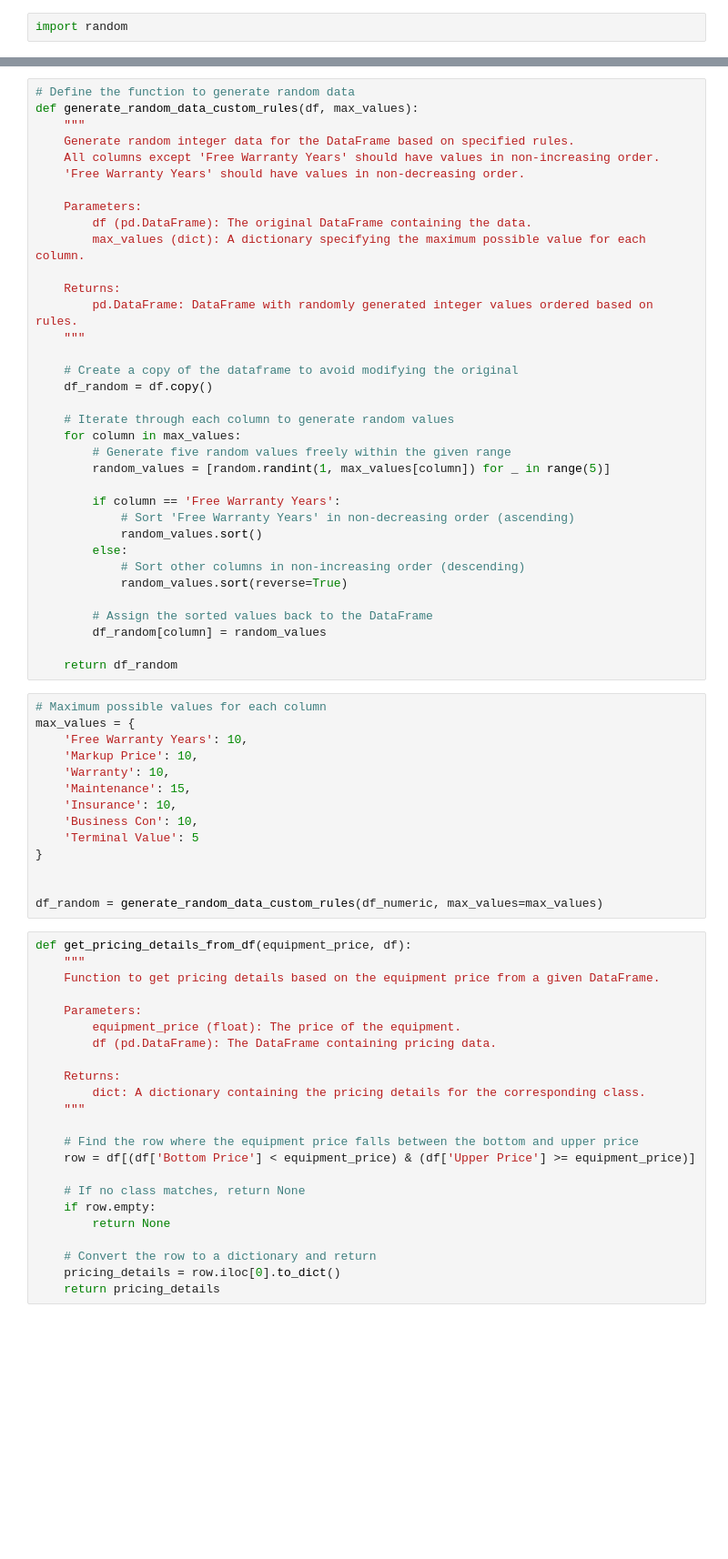
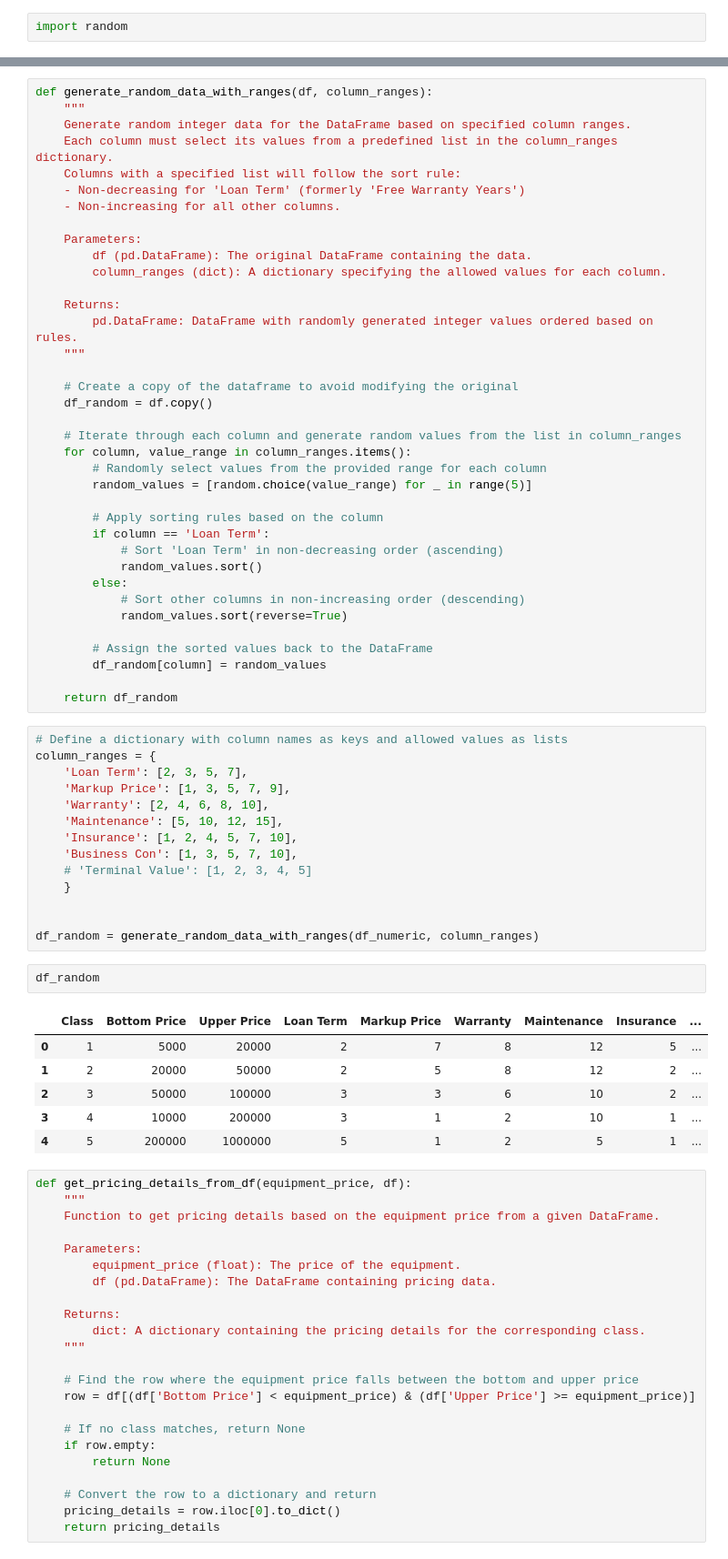
Before and after one commit to Gaia-Dental-Studio/new_pricing_calculator, a Jupyter notebook: param_optimization.ipynb, the cells around one changed output, grey strips where cells are left out. Shown at 91% size. Saved outputs shown, nothing was run; the diff lists cells and outputs as text; blank space fills up the shorter version.

```diff
--- a/param_optimization.ipynb
+++ b/param_optimization.ipynb
@@ -287,16 +326,17 @@ data = {
 # Create a DataFrame
 df_numeric = pd.DataFrame(data)
 # %%
-# Define the function to generate random data
-def generate_random_data_custom_rules(df, max_values):
+def generate_random_data_with_ranges(df, column_ranges):
     """
-    Generate random integer data for the DataFrame based on specified rules.
-    All columns except 'Free Warranty Years' should have values in non-increasing order.
-    'Free Warranty Years' should have values in non-decreasing order.
+    Generate random integer data for the DataFrame based on specified column ranges.
+    Each column must select its values from a predefined list in the column_ranges dictionary.
+    Columns with a specified list will follow the sort rule:
+    - Non-decreasing for 'Loan Term' (formerly 'Free Warranty Years')
+    - Non-increasing for all other columns.
 
     Parameters:
         df (pd.DataFrame): The original DataFrame containing the data.
-        max_values (dict): A dictionary specifying the maximum possible value for each column.
+        column_ranges (dict): A dictionary specifying the allowed values for each column.
 
     Returns:
         pd.DataFrame: DataFrame with randomly generated integer values ordered based on rules.
@@ -305,13 +345,14 @@ def generate_random_data_custom_rules(df, max_values):
     # Create a copy of the dataframe to avoid modifying the original
     df_random = df.copy()
 
-    # Iterate through each column to generate random values
-    for column in max_values:
-        # Generate five random values freely within the given range
-        random_values = [random.randint(1, max_values[column]) for _ in range(5)]
+    # Iterate through each column and generate random values from the list in column_ranges
+    for column, value_range in column_ranges.items():
+        # Randomly select values from the provided range for each column
+        random_values = [random.choice(value_range) for _ in range(5)]
 
-        if column == 'Free Warranty Years':
-            # Sort 'Free Warranty Years' in non-decreasing order (ascending)
+        # Apply sorting rules based on the column
+        if column == 'Loan Term':
+            # Sort 'Loan Term' in non-decreasing order (ascending)
             random_values.sort()
         else:
             # Sort other columns in non-increasing order (descending)
@@ -321,20 +362,29 @@ def generate_random_data_custom_rules(df, max_values):
         df_random[column] = random_values
 
     return df_random
-# %%
-# Maximum possible values for each column
-max_values = {
-    'Free Warranty Years': 10,
-    'Markup Price': 10,
-    'Warranty': 10,
-    'Maintenance': 15,
-    'Insurance': 10,
-    'Business Con': 10,
-    'Terminal Value': 5
-}
-
-
-df_random = generate_random_data_custom_rules(df_numeric, max_values=max_values)
+# %%
+# Define a dictionary with column names as keys and allowed values as lists
+column_ranges = {
+    'Loan Term': [2, 3, 5, 7],
+    'Markup Price': [1, 3, 5, 7, 9],
+    'Warranty': [2, 4, 6, 8, 10],
+    'Maintenance': [5, 10, 12, 15],
+    'Insurance': [1, 2, 4, 5, 7, 10],
+    'Business Con': [1, 3, 5, 7, 10],
+    # 'Terminal Value': [1, 2, 3, 4, 5]
+    }
+
+
+df_random = generate_random_data_with_ranges(df_numeric, column_ranges)
+# %%
+df_random
+# %% [output]
+|  | Class | Bottom Price | Upper Price | Loan Term | Markup Price | Warranty | Maintenance | Insurance | ... |
+| 0 | 1 | 5000 | 20000 | 2 | 7 | 8 | 12 | 5 | ... |
+| 1 | 2 | 20000 | 50000 | 2 | 5 | 8 | 12 | 2 | ... |
+| 2 | 3 | 50000 | 100000 | 3 | 3 | 6 | 10 | 2 | ... |
+| 3 | 4 | 10000 | 200000 | 3 | 1 | 2 | 10 | 1 | ... |
+| 4 | 5 | 200000 | 1000000 | 5 | 1 | 2 | 5 | 1 | ... |
 # %%
 def get_pricing_details_from_df(equipment_price, df):
     """
```
Also changed, not shown: parts of 28 cells of this notebook, 18 other files.
